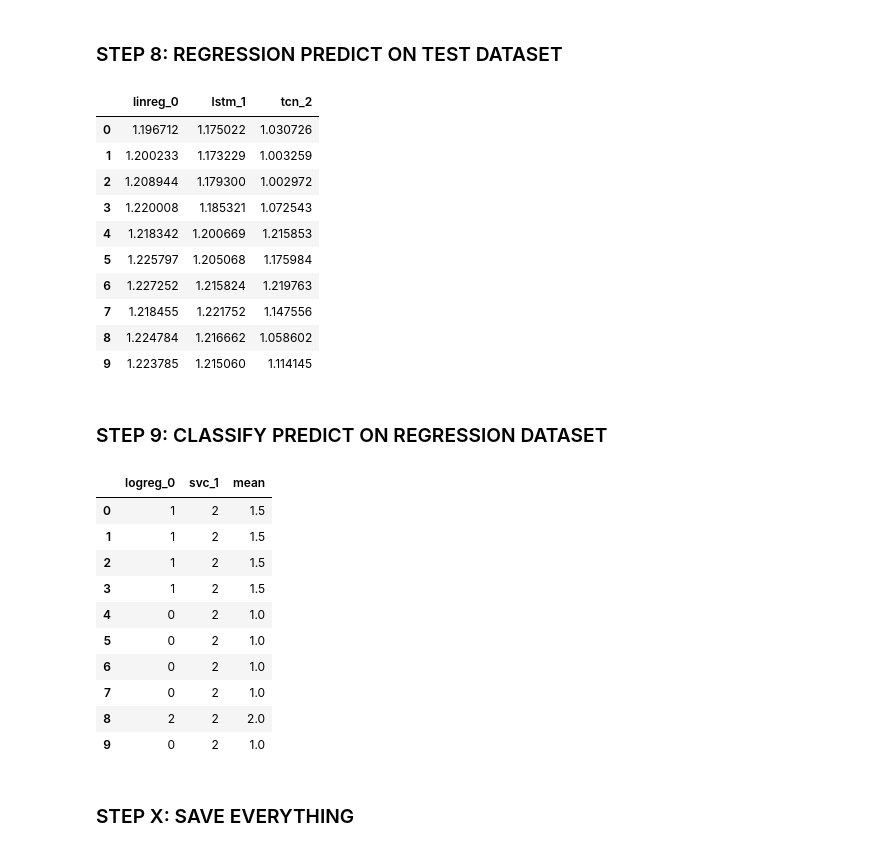
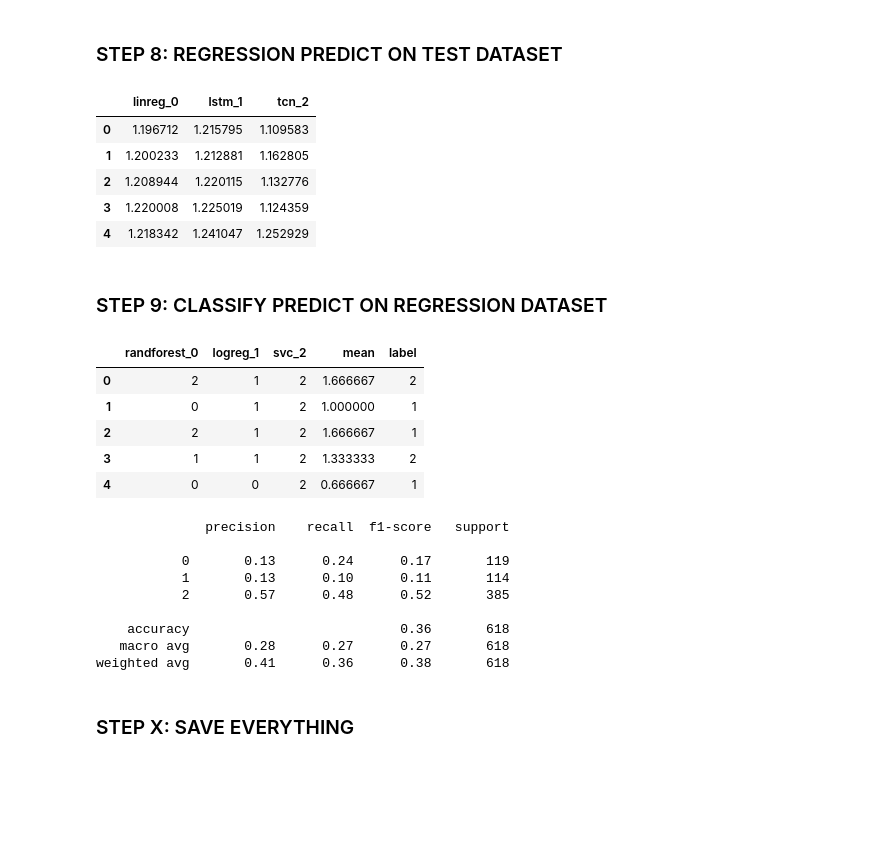
Before and after one commit to DSSaV/pipeline, a Jupyter notebook: create_pipeline.ipynb, the cells around one changed output. Saved outputs shown, nothing was run; the diff lists cells and outputs as text; code cells hidden in the pictures; blank space fills up the shorter version.

```diff
--- a/create_pipeline.ipynb
+++ b/create_pipeline.ipynb
@@ -152,19 +181,14 @@ TRAINING SVC_1 MODEL
 # %%
 test = regression_ensemble.predict(primary_dataset['test'])
 # %%
-test.head(10)
+test.head(5)
 # %% [output]
 |  | linreg_0 | lstm_1 | tcn_2 |
-| 0 | 1.196712 | 1.175022 | 1.030726 |
-| 1 | 1.200233 | 1.173229 | 1.003259 |
-| 2 | 1.208944 | 1.179300 | 1.002972 |
-| 3 | 1.220008 | 1.185321 | 1.072543 |
-| 4 | 1.218342 | 1.200669 | 1.215853 |
-| 5 | 1.225797 | 1.205068 | 1.175984 |
-| 6 | 1.227252 | 1.215824 | 1.219763 |
-| 7 | 1.218455 | 1.221752 | 1.147556 |
-| 8 | 1.224784 | 1.216662 | 1.058602 |
-| 9 | 1.223785 | 1.215060 | 1.114145 |
+| 0 | 1.196712 | 1.215795 | 1.109583 |
+| 1 | 1.200233 | 1.212881 | 1.162805 |
+| 2 | 1.208944 | 1.220115 | 1.132776 |
+| 3 | 1.220008 | 1.225019 | 1.124359 |
+| 4 | 1.218342 | 1.241047 | 1.252929 |
 # %% [markdown]
 ### STEP 9: CLASSIFY PREDICT ON REGRESSION DATASET
 # %%
@@ -177,14 +204,29 @@ cls_dataset = classifier_ensemble.predict(mash_dataset, show_mean=True)
+# %%
+temp_df = pd.DataFrame()
+# %%
+temp_df['label'] = primary_dataset['test']['labels']
+# %%
+sick_labels = decision_machine.convert(temp_df)[4:]
+# %%
+cls_dataset['label'] = sick_labels
 # %%
-cls_dataset.head(10)
+cls_dataset.head(5)
 # %% [output]
-|  | logreg_0 | svc_1 | mean |
-| 0 | 1 | 2 | 1.5 |
-| 1 | 1 | 2 | 1.5 |
-| 2 | 1 | 2 | 1.5 |
-| 3 | 1 | 2 | 1.5 |
-| 4 | 0 | 2 | 1.0 |
-| 5 | 0 | 2 | 1.0 |
-| 6 | 0 | 2 | 1.0 |
-| 7 | 0 | 2 | 1.0 |
-| 8 | 2 | 2 | 2.0 |
-| 9 | 0 | 2 | 1.0 |
+|  | randforest_0 | logreg_1 | svc_2 | mean | label |
+| 0 | 2 | 1 | 2 | 1.666667 | 2 |
+| 1 | 0 | 1 | 2 | 1.000000 | 1 |
+| 2 | 2 | 1 | 2 | 1.666667 | 1 |
+| 3 | 1 | 1 | 2 | 1.333333 | 2 |
+| 4 | 0 | 0 | 2 | 0.666667 | 1 |
+# %%
+print(classification_report(sick_labels, cls_dataset['randforest_0']))
+# %% [output]
+              precision    recall  f1-score   support
+
+           0       0.13      0.24      0.17       119
+           1       0.13      0.10      0.11       114
+           2       0.57      0.48      0.52       385
+
+    accuracy                           0.36       618
+   macro avg       0.28      0.27      0.27       618
+weighted avg       0.41      0.36      0.38       618
```
Also changed, not shown: parts of 8 cells of this notebook, 8 other files.
